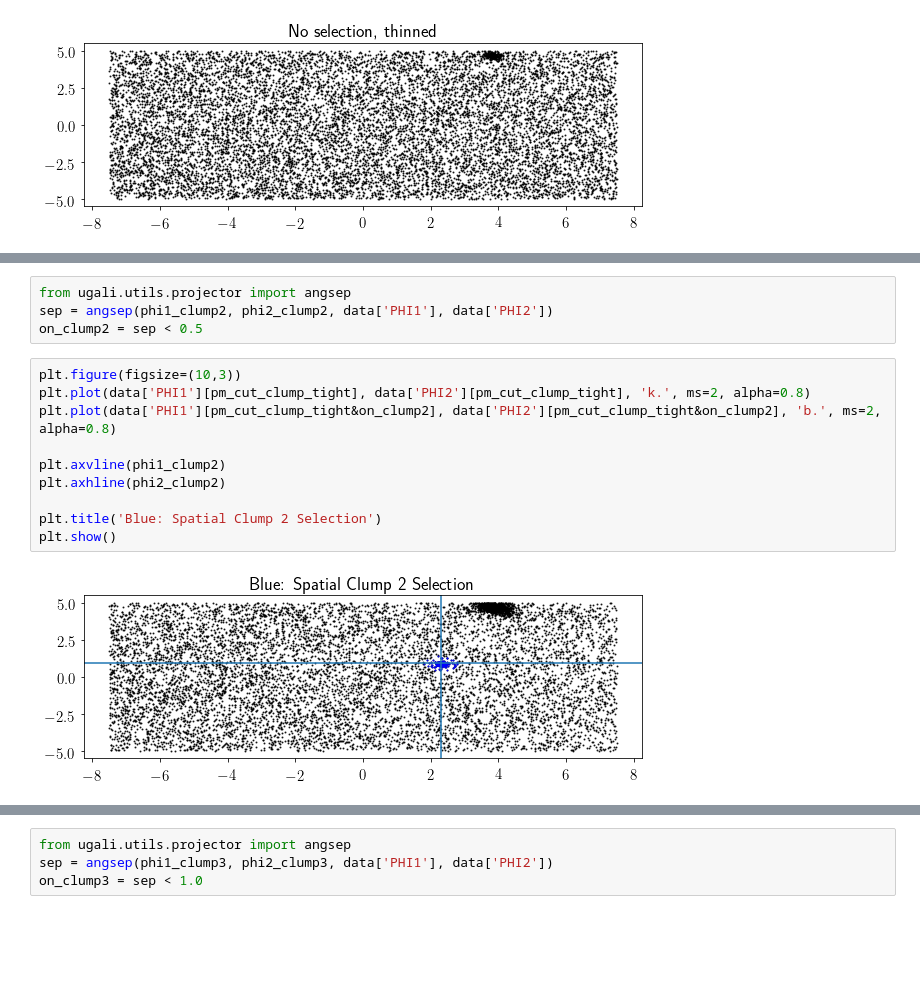
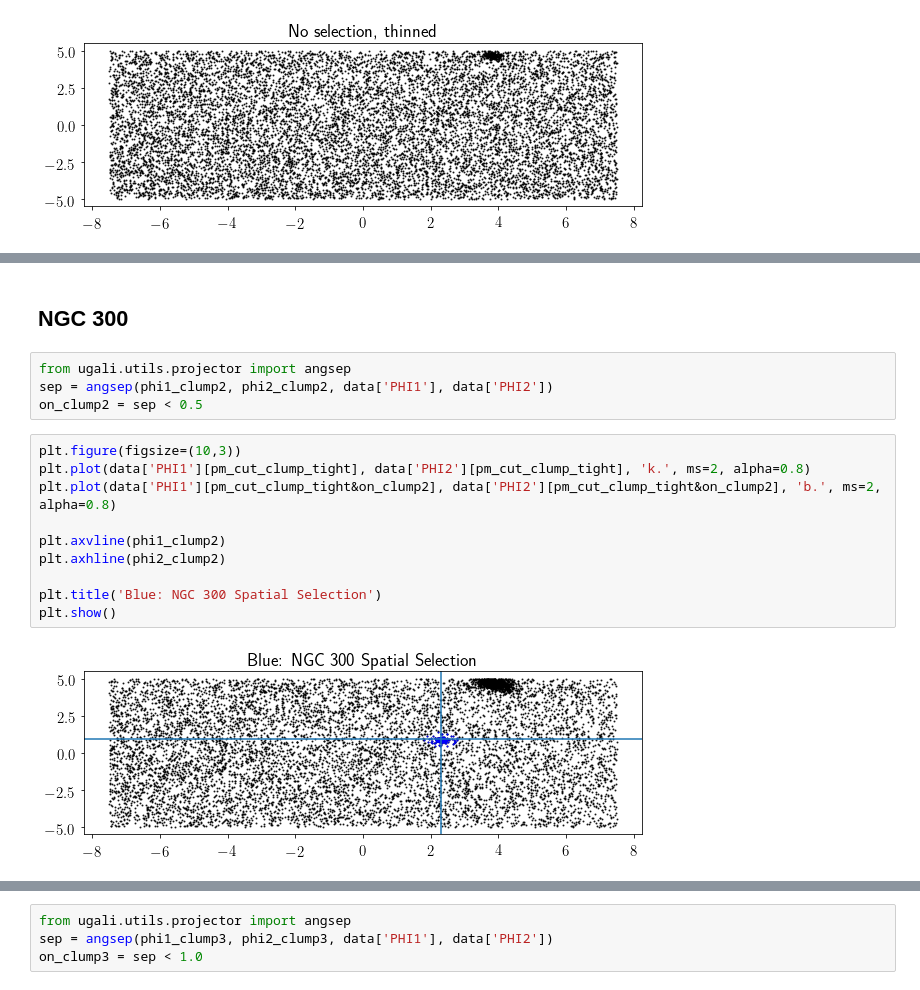
Before and after one commit to norashipp/shared_notebooks, a Jupyter notebook: Elqui.ipynb, the cells around one changed output, grey strips where cells are left out. Cells and saved outputs as stored; diff of their text form; blank space fills up the shorter version.

```diff
--- a/Elqui.ipynb
+++ b/Elqui.ipynb
@@ -607,3 +621,5 @@ plt.show()
+# %% [markdown]
+## NGC 300
 # %%
 from ugali.utils.projector import angsep
 sep = angsep(phi1_clump2, phi2_clump2, data['PHI1'], data['PHI2'])
@@ -611,15 +627,15 @@ on_clump2 = sep < 0.5
 # %%
 plt.figure(figsize=(10,3))
 plt.plot(data['PHI1'][pm_cut_clump_tight], data['PHI2'][pm_cut_clump_tight], 'k.', ms=2, alpha=0.8)
 plt.plot(data['PHI1'][pm_cut_clump_tight&on_clump2], data['PHI2'][pm_cut_clump_tight&on_clump2], 'b.', ms=2, alpha=0.8)
 
 plt.axvline(phi1_clump2)
 plt.axhline(phi2_clump2)
 
-plt.title('Blue: Spatial Clump 2 Selection')
+plt.title('Blue: NGC 300 Spatial Selection')
 plt.show()
 # %% [output]
-[figure, old version]
+[figure, new version]
 # %%
 im = pm.plot_hess(stream, data[on_stream&pm_cut], data[off_stream&pm_cut], gmax=21.5)
 # im = pm.plot_hess(stream, data[on_stream], data[off_stream], gmax=21.5)
```
Also changed, not shown: parts of 8 cells of this notebook.
